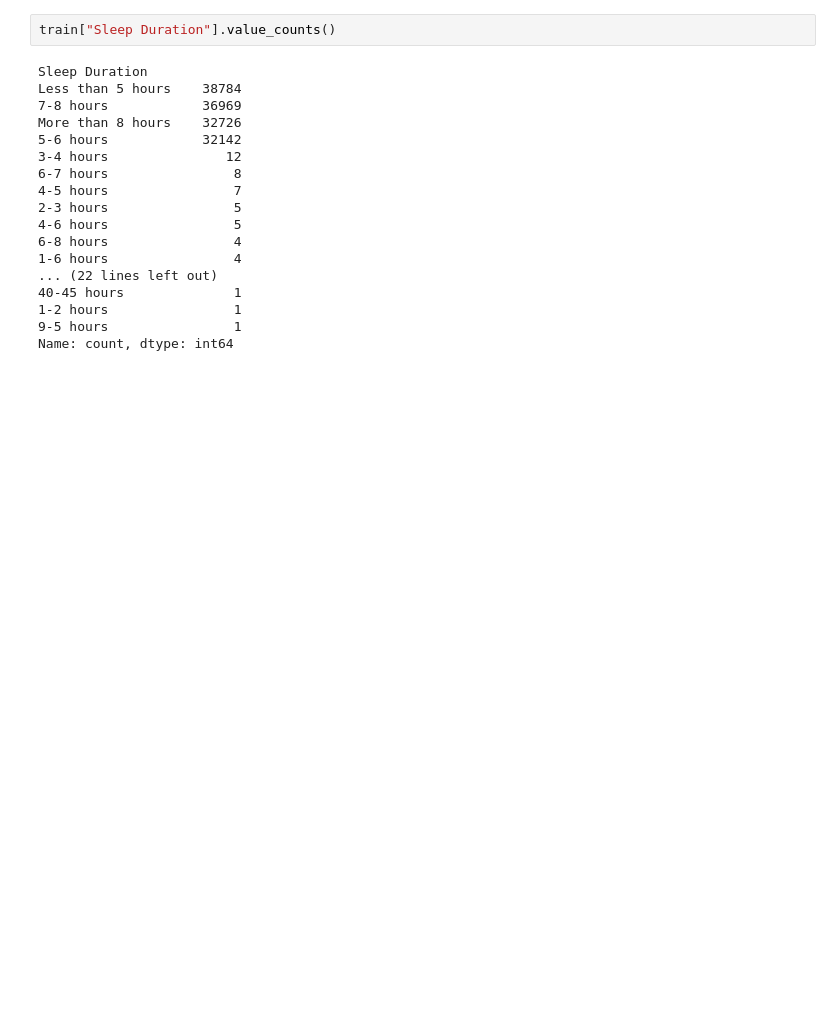
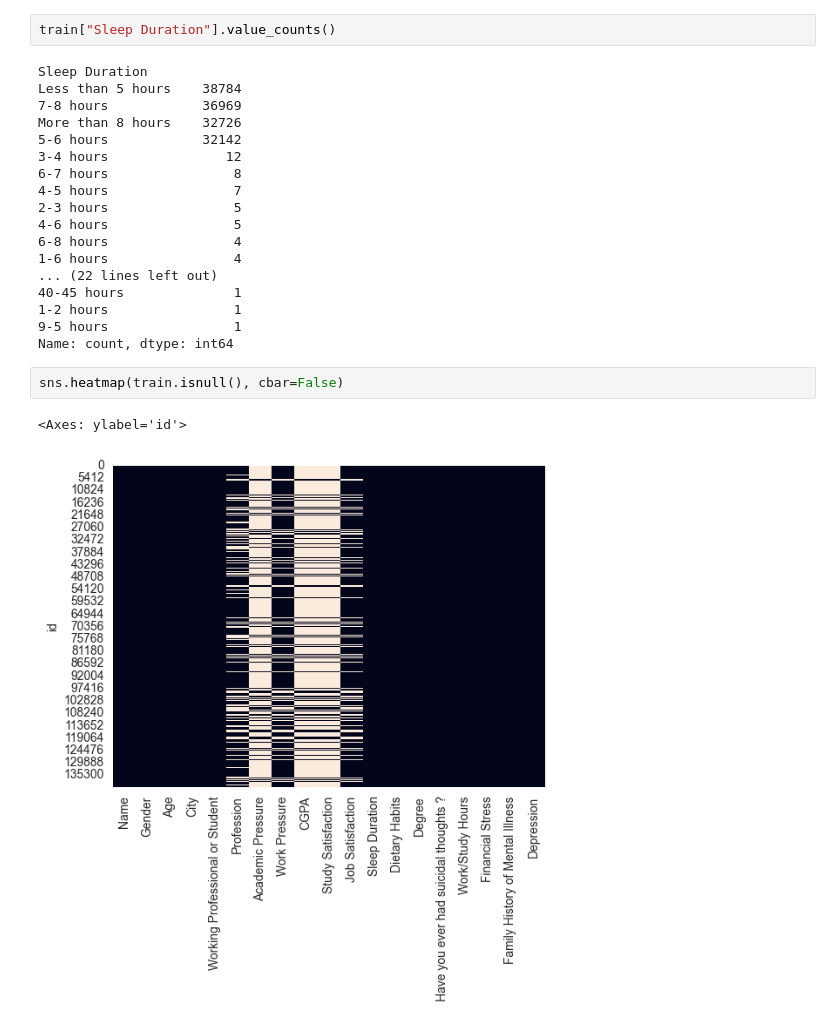
Before and after one commit to Doushabaoo/Mental_Health, a Jupyter notebook: notebooks/Raw_EDA.ipynb, the cells around one changed output. Drawn from its saved outputs; the diff is of its cells as text; blank space fills up the shorter version.

```diff
--- a/notebooks/Raw_EDA.ipynb
+++ b/notebooks/Raw_EDA.ipynb
@@ -166,3 +168,8 @@ More than 8 hours    32726
 1-2 hours                1
 9-5 hours                1
 Name: count, dtype: int64
+# %%
+sns.heatmap(train.isnull(), cbar=False)
+# %% [output]
+<Axes: ylabel='id'>
+[figure, added]
```
Also changed, not shown: parts of 11 cells of this notebook, 3 other files.
